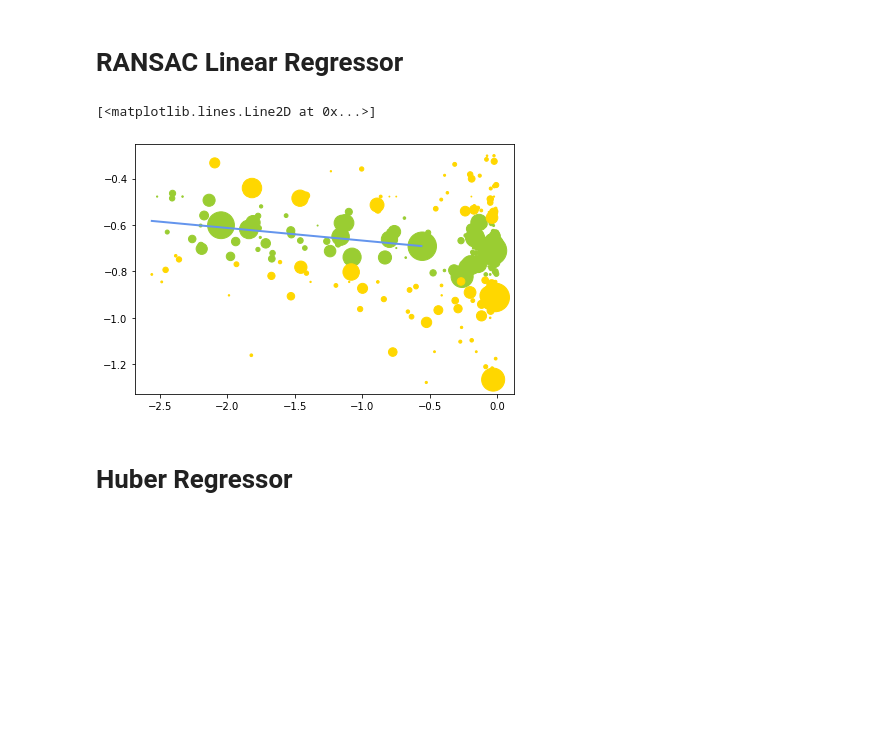
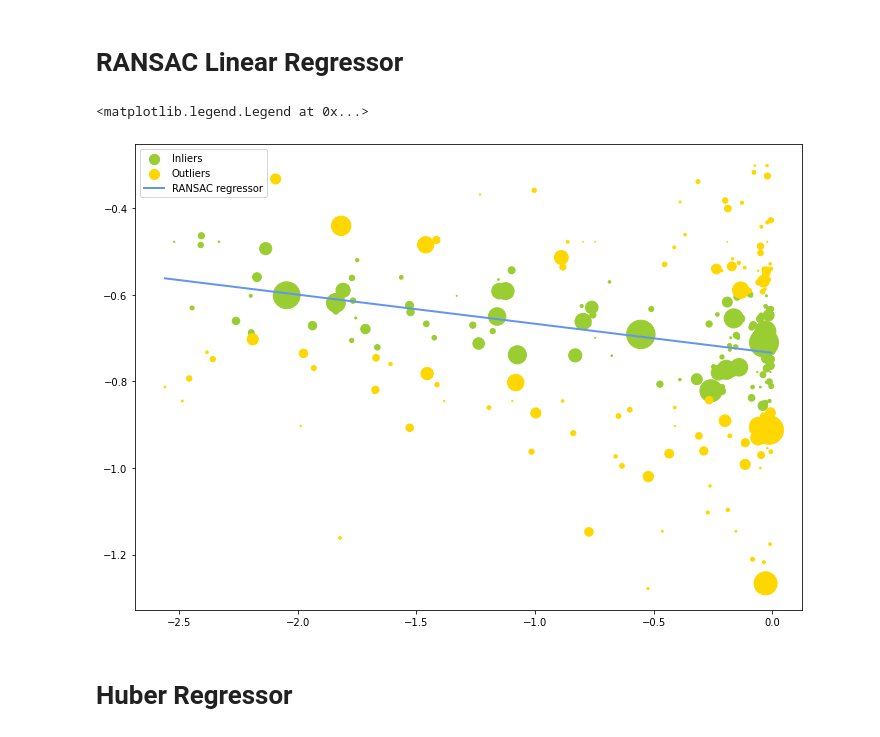
Before and after one commit to terencetan-c/4YP-The-Future-of-Work, a Jupyter notebook: Data modelling/Data modelling OP.ipynb, the cells around one changed output. Cells and saved outputs as stored; diff of their text form; code cells hidden in the pictures; blank space fills up the shorter version.

```diff
--- a/Data modelling/Data modelling OP.ipynb
+++ b/Data modelling/Data modelling OP.ipynb
@@ -425,32 +425,38 @@ pd.DataFrame(x_training)[0].corr(pd.DataFrame(y_training)[0],method='pearson')
 # %%
 from sklearn import linear_model, datasets
 
 # Robustly fit linear model with RANSAC algorithm
 ransac = linear_model.RANSACRegressor(max_trials=1000)
 ransac.fit(x_training, y_training,weights)
 inlier_mask = ransac.inlier_mask_
 outlier_mask = np.logical_not(inlier_mask)
 
 # Predict data of estimated models
-line_X = np.arange(x_training.min(), x_training.max())[:, np.newaxis]
+#line_X = np.arange(x_training.min(), x_training.max())[:, np.newaxis]
+line_X = np.array([x_training.min(), x_training.max()]).reshape(-1,1)
 line_y_ransac = ransac.predict(line_X)
+
+fig, ax = plt.subplots()
+fig.set_size_inches(10, 7)
 
 plt.scatter(
     x_training[inlier_mask], y_training[inlier_mask], color="yellowgreen", marker=".", label="Inliers",s=weights[inlier_mask]
 )
 plt.scatter(
     x_training[outlier_mask], y_training[outlier_mask], color="gold", marker=".", label="Outliers",s=weights[outlier_mask]
 )
 plt.plot(
     line_X,
     line_y_ransac,
     color="cornflowerblue",
     linewidth=2,
     label="RANSAC regressor",
 )
+
+plt.legend(markerscale=0.5)
 # %% [output]
-[<matplotlib.lines.Line2D at 0x...>]
+<matplotlib.legend.Legend at 0x...>
-[figure, old version]
+[figure, new version]
 # %% [markdown]
 # Huber Regressor
 # %%
```
Also changed, not shown: parts of 3 cells of this notebook, 15 other files.
